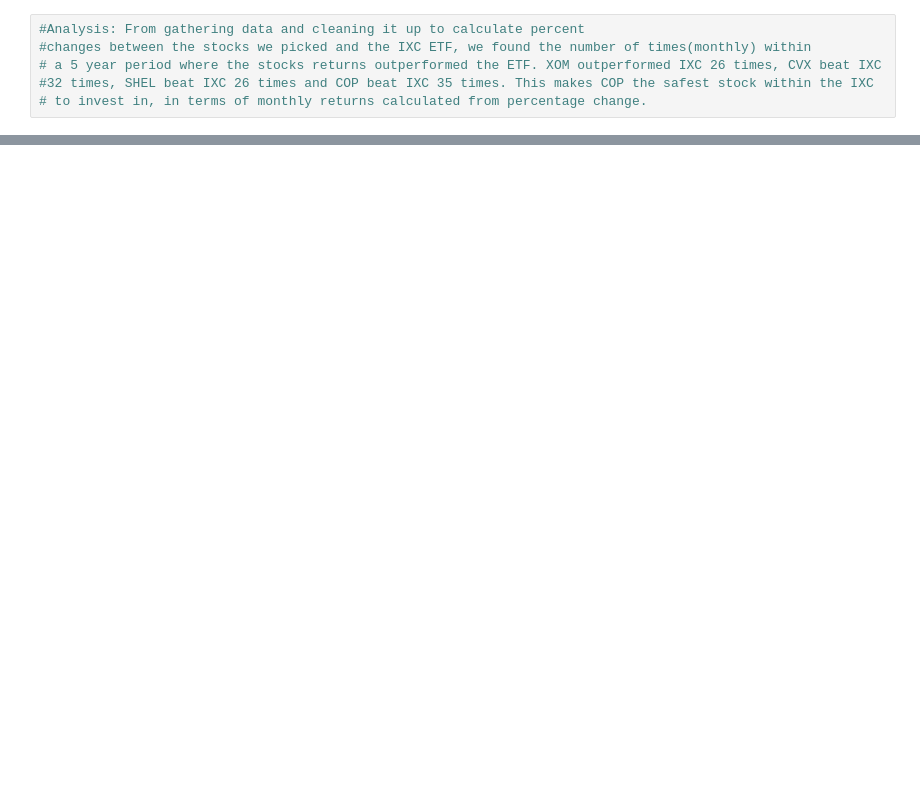
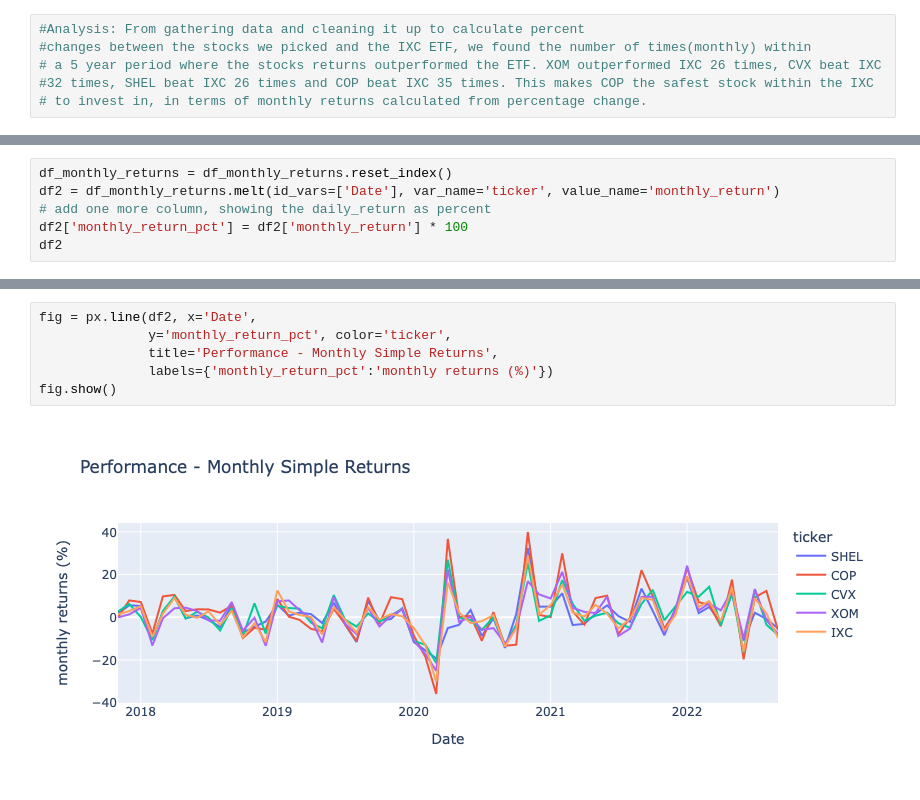
Before and after one commit to ggorovod/Sector-Stock-Selection-Model, a Jupyter notebook: energy_project.ipynb, the cells around one changed output, grey strips where cells are left out. Saved outputs shown, nothing was run; the diff lists cells and outputs as text; blank space fills up the shorter version.

```diff
--- a/energy_project.ipynb
+++ b/energy_project.ipynb
@@ -352,0 +424,6 @@ pct_outperformance_df.plot(kind='bar',figsize=(10,5), title="Energy Stock Outper
+# %%
+df_monthly_returns = df_monthly_returns.reset_index()
+df2 = df_monthly_returns.melt(id_vars=['Date'], var_name='ticker', value_name='monthly_return')
+# add one more column, showing the daily_return as percent
+df2['monthly_return_pct'] = df2['monthly_return'] * 100
+df2
@@ -352,0 +444,8 @@ pct_outperformance_df.plot(kind='bar',figsize=(10,5), title="Energy Stock Outper
+# %%
+fig = px.line(df2, x='Date',
+              y='monthly_return_pct', color='ticker',
+              title='Performance - Monthly Simple Returns',
+              labels={'monthly_return_pct':'monthly returns (%)'})
+fig.show()
+# %% [output]
+[figure, added]
```
Also changed, not shown: parts of 19 cells of this notebook.
